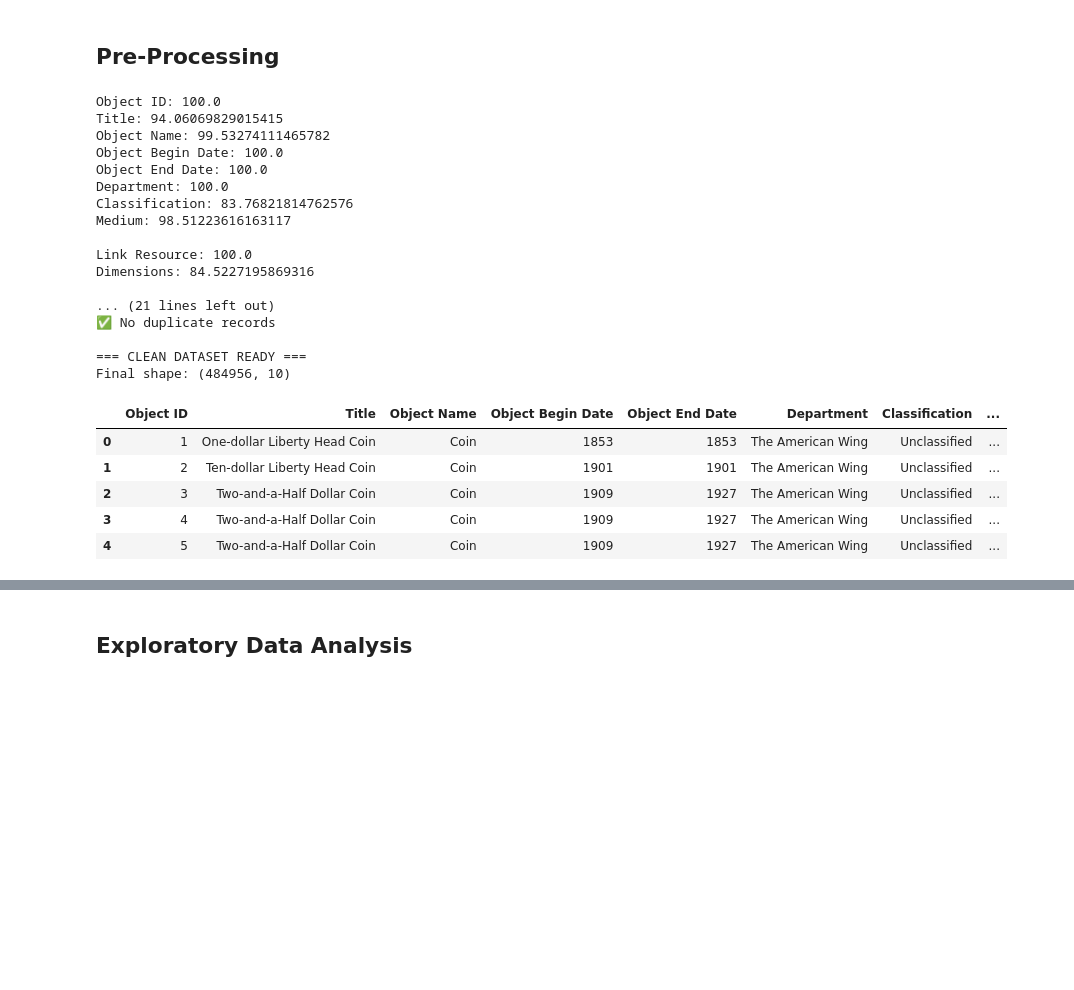
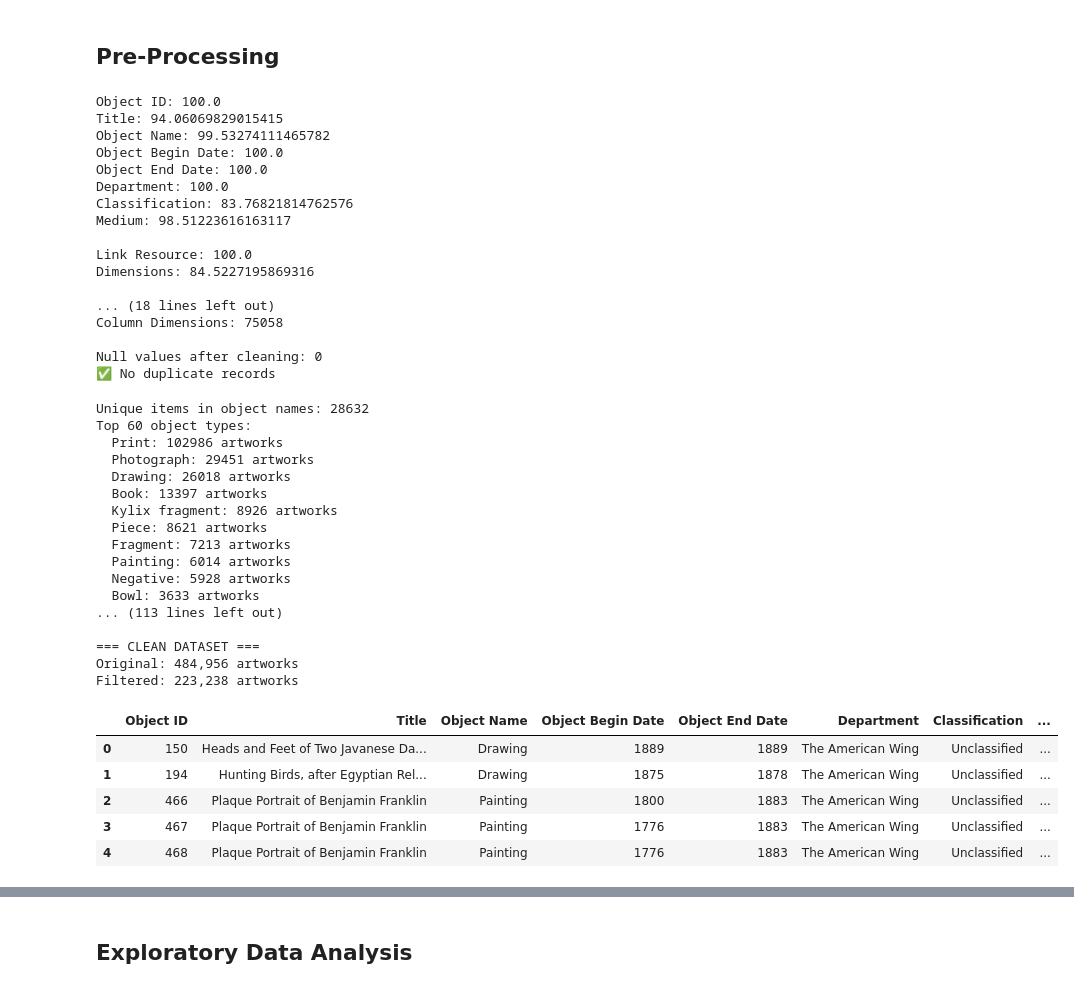
Before and after one commit to RosellaAM/Production-ML-Portafolio, a Jupyter notebook: GalleryAI/analysis/gallery_ai.ipynb, the cells around one changed output, grey strips where cells are left out. Saved outputs shown, nothing was run; the diff lists cells and outputs as text; code cells hidden in the pictures; blank space fills up the shorter version.

```diff
--- a/GalleryAI/analysis/gallery_ai.ipynb
+++ b/GalleryAI/analysis/gallery_ai.ipynb
@@ -180,11 +175,6 @@ if data.duplicated().sum() > 0:
     print('⚠️  Duplicates found - investigate before proceeding')
 else:
     print('✅ No duplicate records')
-
-# Clean Dataset
-print('\n=== CLEAN DATASET READY ===')
-print(f'Final shape: {data.shape}')
-data.head()
 # %% [output]
 Object ID: 100.0
 Title: 94.06069829015415
@@ -198,15 +188,65 @@ Medium: 98.51223616163117
 Link Resource: 100.0
 Dimensions: 84.5227195869316
 
-... (21 lines left out)
+... (18 lines left out)
+Column Dimensions: 75058
+
+Null values after cleaning: 0
 ✅ No duplicate records
-
-=== CLEAN DATASET READY ===
-Final shape: (484956, 10)
-|  | Object ID | Title | Object Name | Object Begin Date | Object End Date | Department | Classification | ... |
-| 0 | 1 | One-dollar Liberty Head Coin | Coin | 1853 | 1853 | The American Wing | Unclassified | ... |
-| 1 | 2 | Ten-dollar Liberty Head Coin | Coin | 1901 | 1901 | The American Wing | Unclassified | ... |
-| 2 | 3 | Two-and-a-Half Dollar Coin | Coin | 1909 | 1927 | The American Wing | Unclassified | ... |
-| 3 | 4 | Two-and-a-Half Dollar Coin | Coin | 1909 | 1927 | The American Wing | Unclassified | ... |
-| 4 | 5 | Two-and-a-Half Dollar Coin | Coin | 1909 | 1927 | The American Wing | Unclassified | ... |
+# %%
+object_name_counts = data['Object Name'].value_counts()
+print(f"Unique items in object names: {data['Object Name'].nunique()}")
+print("Top 60 object types:")
+for obj_name, count in object_name_counts.head(60).items():
+    print(f"  {obj_name}: {count} artworks")
+
+classification_count = data['Classification'].value_counts()
+print(f"\nUnique items in classification: {data['Classification'].nunique()}")
+print("Top 60 Classifications:")
+for classification, count in classification_count.head(60).items():
+    print(f"  {classification}: {count} artworks")
+
+# Filtering for paintings, sculptures, photographs, drawings
+def artwork_filter(data):
+    object_mask = data['Object Name'].str.contains('Painting|Sculpture|Photograph|Drawing|Print', na=False, case=False)
+    classification_mask = data['Classification'].str.contains('Paintings|Sculpture|Photographs|Drawings|Prints',na=False, case=False)
+    art_mask = object_mask | classification_mask
+
+    filtered_data = data[art_mask].copy()
+    print(f"Original: {len(data):,} artworks")
+    print(f"Filtered: {len(filtered_data):,} artworks")
+
+    return filtered_data
+
+
+
+# Clean Dataset
+print('\n=== CLEAN DATASET ===')
+artwork_data = artwork_filter(data).reset_index()
+artwork_data.pop('index')
+artwork_data.head()
+# %% [output]
+Unique items in object names: 28632
+Top 60 object types:
+  Print: 102986 artworks
+  Photograph: 29451 artworks
+  Drawing: 26018 artworks
+  Book: 13397 artworks
+  Kylix fragment: 8926 artworks
+  Piece: 8621 artworks
+  Fragment: 7213 artworks
+  Painting: 6014 artworks
+  Negative: 5928 artworks
+  Bowl: 3633 artworks
+... (113 lines left out)
+
+=== CLEAN DATASET ===
+Original: 484,956 artworks
+Filtered: 223,238 artworks
+|  | Object ID | Title | Object Name | Object Begin Date | Object End Date | Department | Classification | ... |
+| 0 | 150 | Heads and Feet of Two Javanese Da... | Drawing | 1889 | 1889 | The American Wing | Unclassified | ... |
+| 1 | 194 | Hunting Birds, after Egyptian Rel... | Drawing | 1875 | 1878 | The American Wing | Unclassified | ... |
+| 2 | 466 | Plaque Portrait of Benjamin Franklin | Painting | 1800 | 1883 | The American Wing | Unclassified | ... |
+| 3 | 467 | Plaque Portrait of Benjamin Franklin | Painting | 1776 | 1883 | The American Wing | Unclassified | ... |
+| 4 | 468 | Plaque Portrait of Benjamin Franklin | Painting | 1776 | 1883 | The American Wing | Unclassified | ... |
 # %% [markdown]
```
Also changed, not shown: parts of 10 cells of this notebook.
